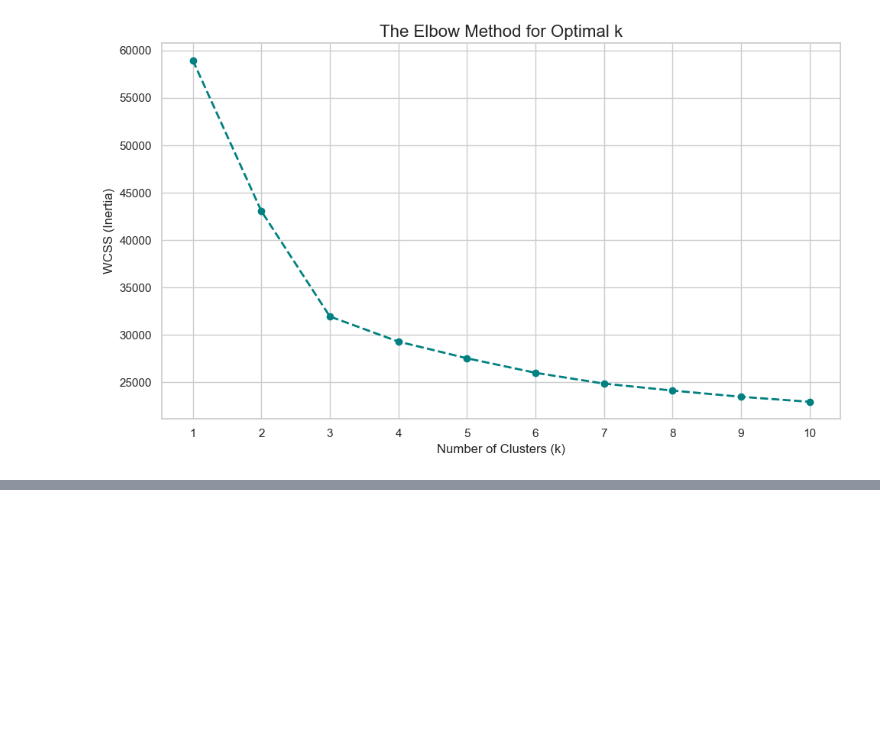
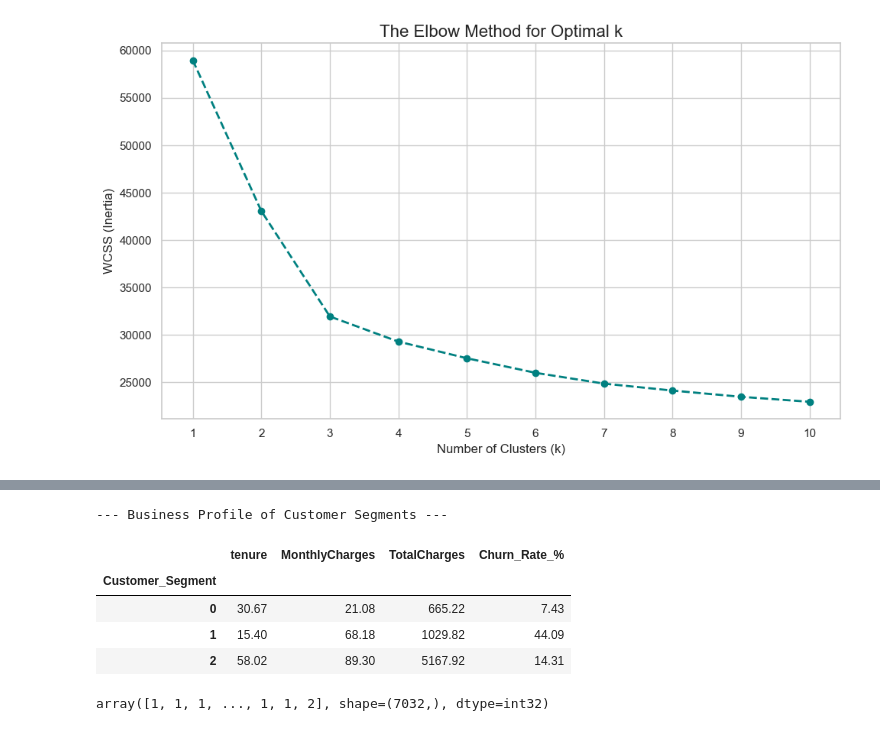
Before and after one commit to RumenMoysev/machine-learning-final-exam, a Jupyter notebook: notebooks/churn_prediction_analysis.ipynb, the cells around one changed output, grey strips where cells are left out. Drawn from its saved outputs; the diff is of its cells as text; code cells hidden in the pictures; blank space fills up the shorter version.

Commit message:
Apply K-Means clustering and generate business profiles

```diff
--- a/notebooks/churn_prediction_analysis.ipynb
+++ b/notebooks/churn_prediction_analysis.ipynb
@@ -177,0 +182,27 @@ plt.show()
+# %%
+# 1. Fit K-Means with the optimal k=3
+optimal_k = 3
+kmeans_final = KMeans(n_clusters=optimal_k, init='k-means++', random_state=42, n_init=10)
+cluster_labels = kmeans_final.fit_predict(df_scaled)
+
+# 2. Attach labels to the ORIGINAL dataframe for business interpretation
+df['Customer_Segment'] = cluster_labels
+
+# 3. Profile the clusters by calculating the mean for key numerical features
+cluster_profile = df.groupby('Customer_Segment')[['tenure', 'MonthlyCharges', 'TotalCharges', 'Churn']].mean()
+
+# Note: Since 'Churn' was converted to 1 (Yes) and 0 (No) earlier,
+# the mean of the Churn column gives us the exact Churn Rate percentage!
+cluster_profile['Churn_Rate_%'] = cluster_profile['Churn'] * 100
+cluster_profile.drop(columns=['Churn'], inplace=True)
+
+print("--- Business Profile of Customer Segments ---")
+display(cluster_profile.round(2))
+# %% [output]
+--- Business Profile of Customer Segments ---
+|  | tenure | MonthlyCharges | TotalCharges | Churn_Rate_% |
+| Customer_Segment |  |  |  |  |
+| 0 | 30.67 | 21.08 | 665.22 | 7.43 |
+| 1 | 15.40 | 68.18 | 1029.82 | 44.09 |
+| 2 | 58.02 | 89.30 | 5167.92 | 14.31 |
+array([1, 1, 1, ..., 1, 1, 2], shape=(7032,), dtype=int32)
```
Also changed, not shown: parts of 1 cell of this notebook.
